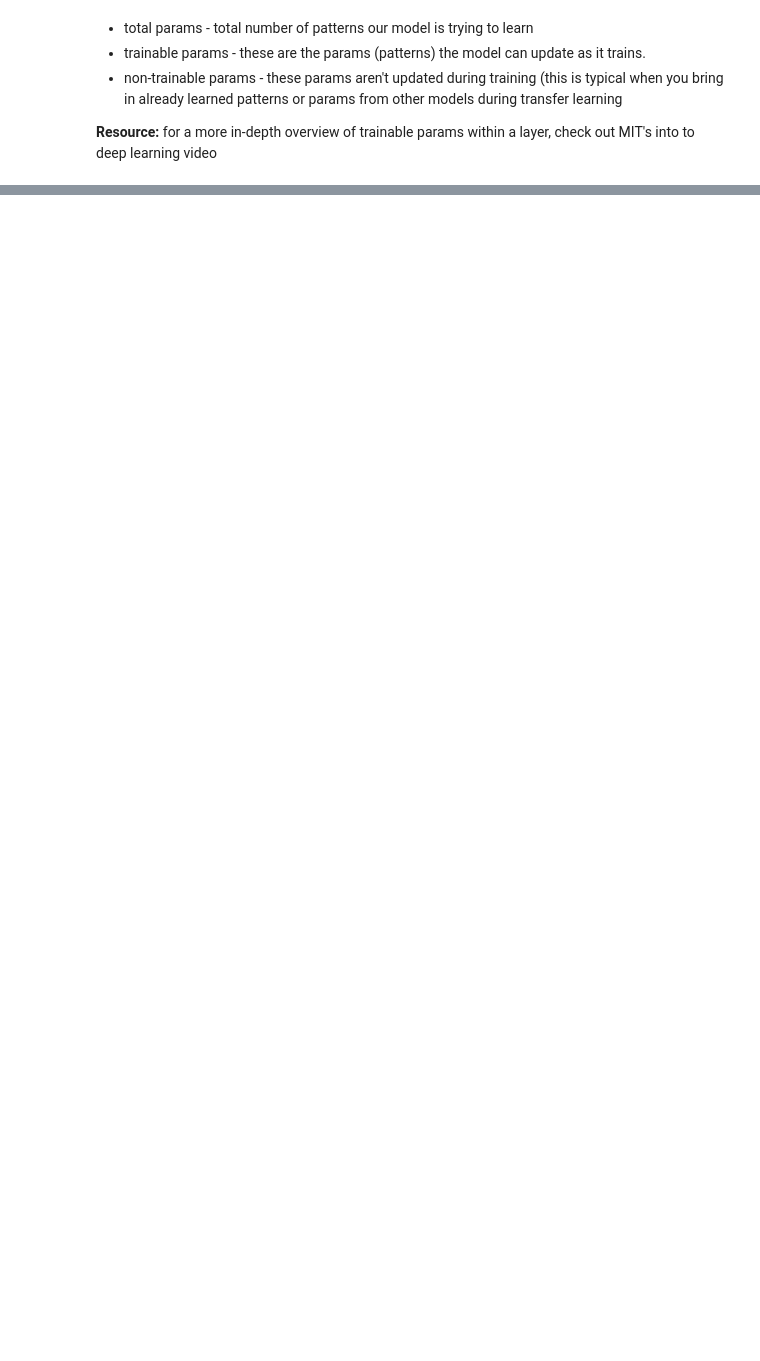
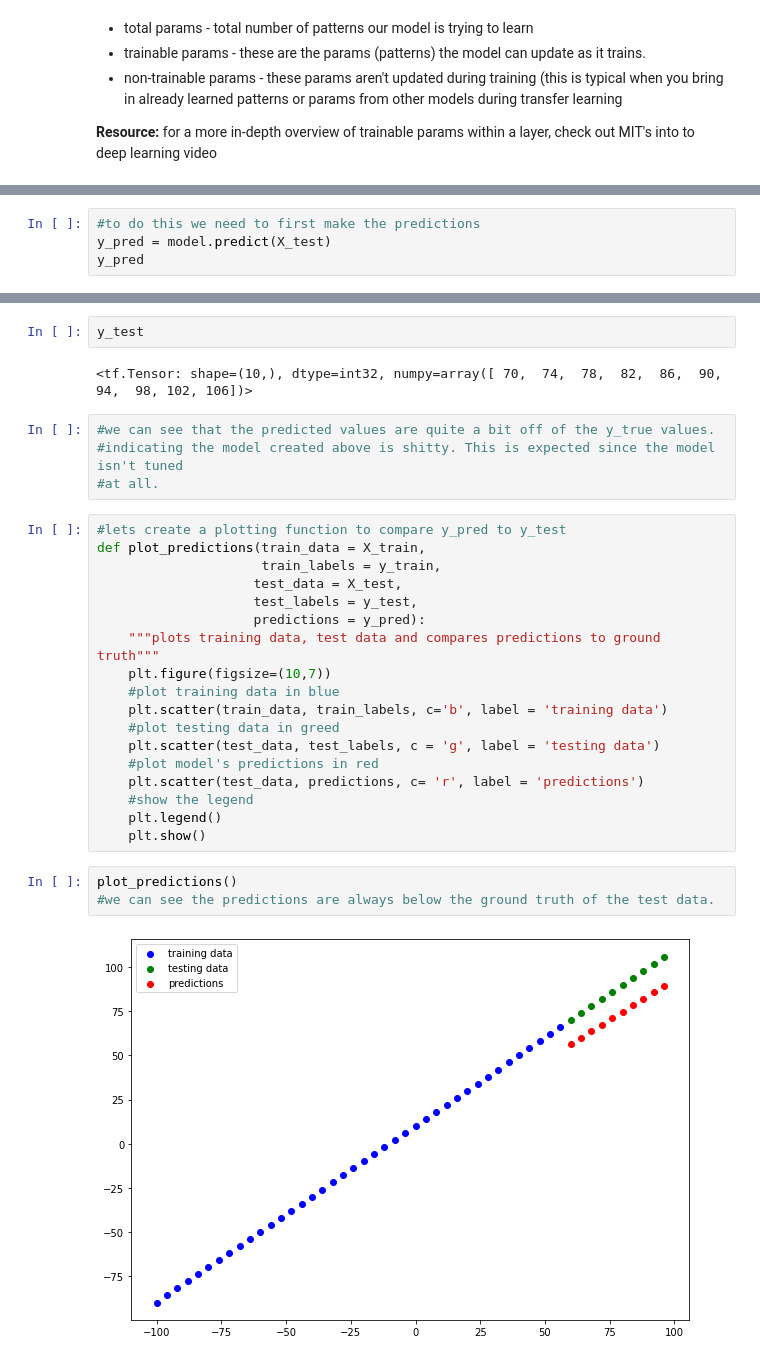
Before and after one commit to joelweber977/Python3_TF_Certificate, a Jupyter notebook: 01_neural_network_regression_JW.ipynb, the cells around one changed output, grey strips where cells are left out. Saved outputs shown, nothing was run; the diff lists cells and outputs as text; blank space fills up the shorter version.

Commit message:
added evaluating the models, and predictions

```diff
--- a/01_neural_network_regression_JW.ipynb
+++ b/01_neural_network_regression_JW.ipynb
@@ -315,0 +468,4 @@ plot_model(model, show_shapes = True)
+# %%
+#to do this we need to first make the predictions
+y_pred = model.predict(X_test)
+y_pred
@@ -315,0 +484,31 @@ plot_model(model, show_shapes = True)
+# %%
+y_test
+# %% [output]
+<tf.Tensor: shape=(10,), dtype=int32, numpy=array([ 70,  74,  78,  82,  86,  90,  94,  98, 102, 106])>
+# %%
+#we can see that the predicted values are quite a bit off of the y_true values.
+#indicating the model created above is shitty. This is expected since the model isn't tuned
+#at all.
+# %%
+#lets create a plotting function to compare y_pred to y_test
+def plot_predictions(train_data = X_train,
+                     train_labels = y_train,
+                    test_data = X_test,
+                    test_labels = y_test,
+                    predictions = y_pred):
+    """plots training data, test data and compares predictions to ground truth"""
+    plt.figure(figsize=(10,7))
+    #plot training data in blue
+    plt.scatter(train_data, train_labels, c='b', label = 'training data')
+    #plot testing data in greed
+    plt.scatter(test_data, test_labels, c = 'g', label = 'testing data')
+    #plot model's predictions in red
+    plt.scatter(test_data, predictions, c= 'r', label = 'predictions')
+    #show the legend
+    plt.legend()
+    plt.show()
+# %%
+plot_predictions()
+#we can see the predictions are always below the ground truth of the test data.
+# %% [output]
+[figure, added]
```
Also changed, not shown: parts of 48 cells of this notebook.
